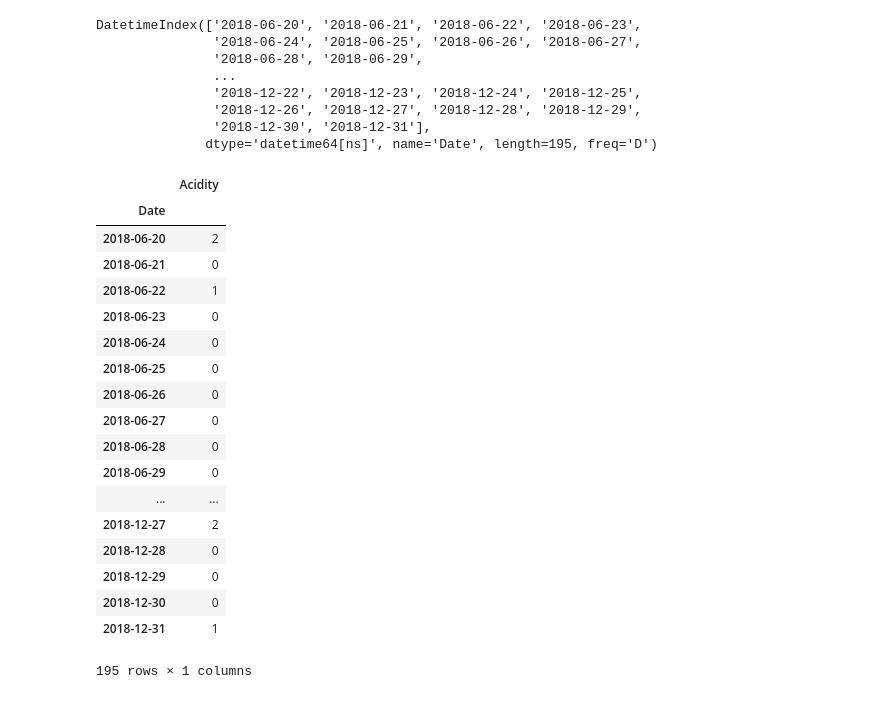
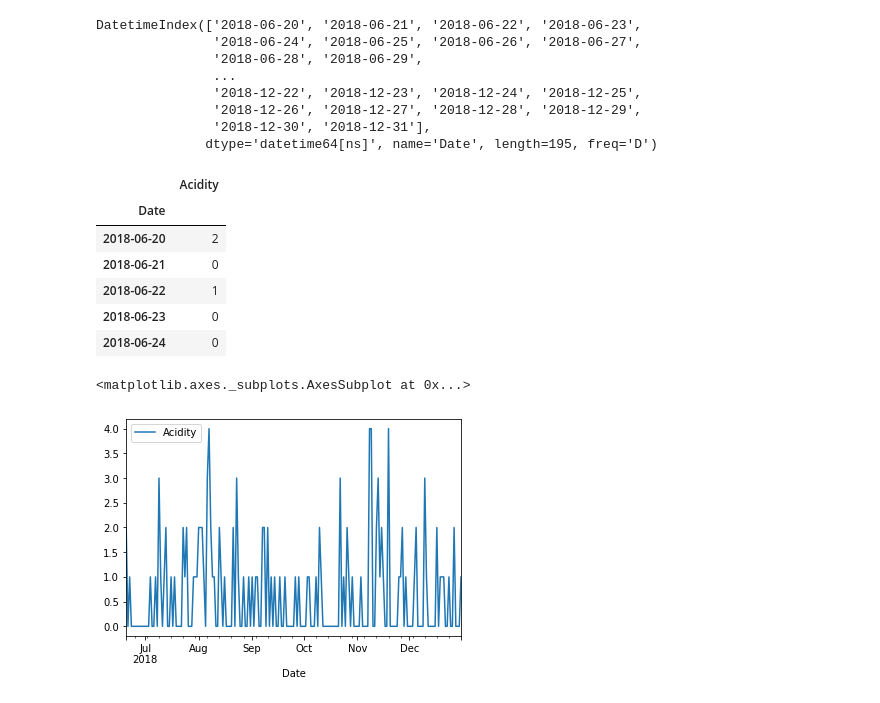
Before and after one commit to manjitborah2710/HealthCenterForecasting, a Jupyter notebook: individual disease data/Acidity.ipynb, the cells around one changed output. Drawn from its saved outputs; the diff is of its cells as text; code cells hidden in the pictures.

Commit message:
new plots

```diff
--- a/individual disease data/Acidity.ipynb
+++ b/individual disease data/Acidity.ipynb
@@ -53,24 +53,19 @@ df_temp = df_temp.reindex(idx, fill_value=0)
 # %%
 df_acidity = df_temp.to_frame()
 df_acidity.to_csv('Acidity.csv')
-df_acidity
+df_acidity.head()
 # %% [output]
 |  | Acidity |
 | Date |  |
 | 2018-06-20 | 2 |
 | 2018-06-21 | 0 |
 | 2018-06-22 | 1 |
 | 2018-06-23 | 0 |
 | 2018-06-24 | 0 |
-| 2018-06-25 | 0 |
-| 2018-06-26 | 0 |
-| 2018-06-27 | 0 |
-| 2018-06-28 | 0 |
-| 2018-06-29 | 0 |
-| ... | ... |
-| 2018-12-27 | 2 |
-| 2018-12-28 | 0 |
-| 2018-12-29 | 0 |
-| 2018-12-30 | 0 |
-| 2018-12-31 | 1 |
-195 rows × 1 columns
+# %%
+##daily plot
+
+df_acidity.plot()
+# %% [output]
+<matplotlib.axes._subplots.AxesSubplot at 0x...>
+[figure, added]
```
Also changed, not shown: parts of 3 cells of this notebook.
